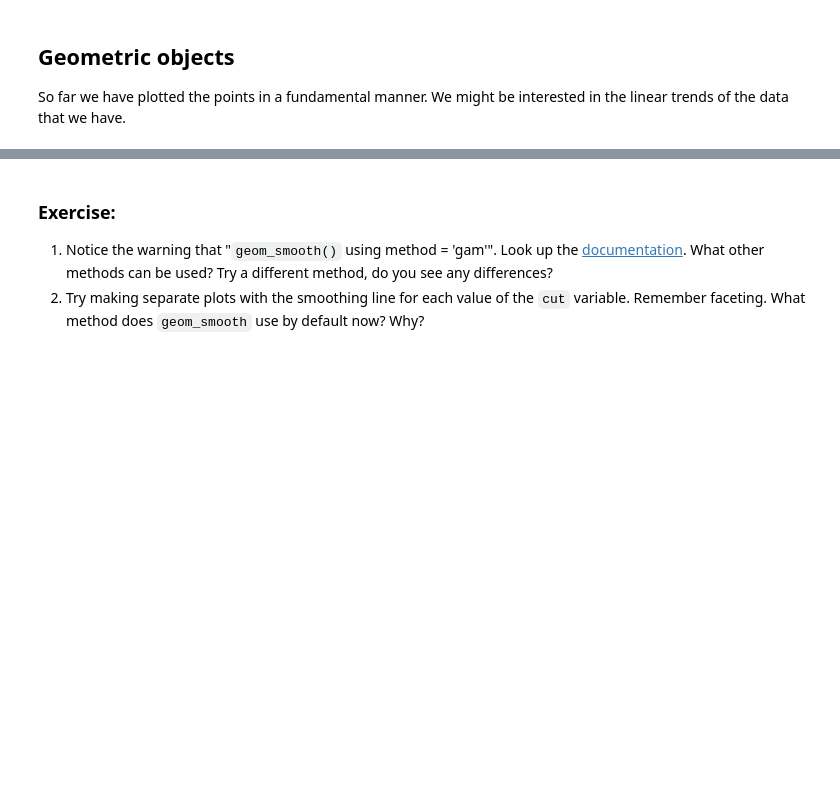
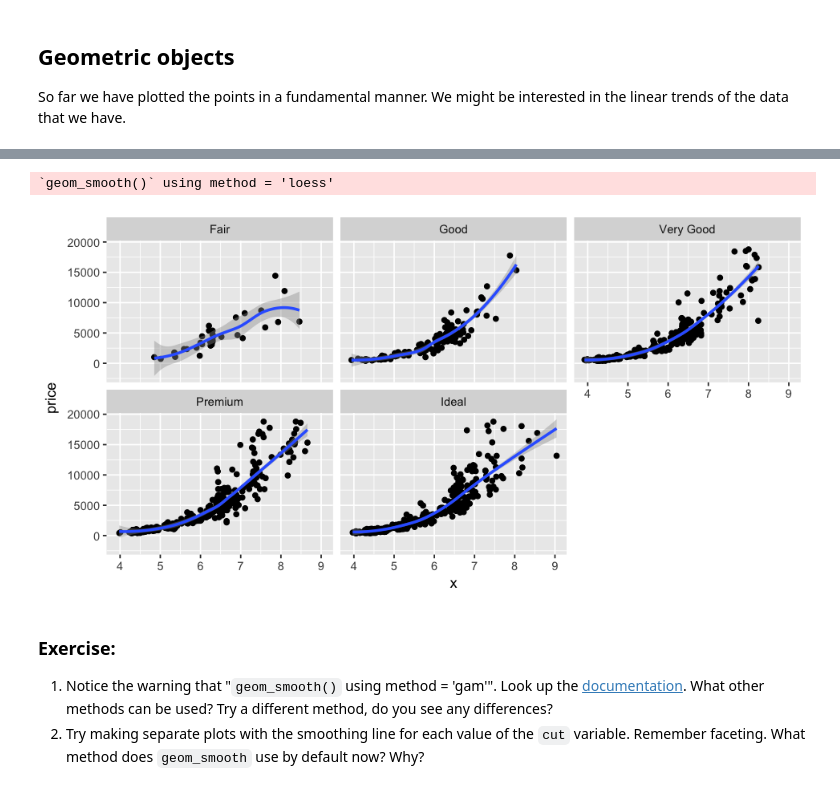
Before and after one commit to rogerfan/stats306_f18_labs, a Jupyter notebook: stats306_lab2_sol.ipynb, the cells around one changed output, grey strips where cells are left out. Saved outputs shown, nothing was run; the diff lists cells and outputs as text; code cells hidden in the pictures; blank space fills up the shorter version.

```diff
--- a/stats306_lab2_sol.ipynb
+++ b/stats306_lab2_sol.ipynb
@@ -52,3 +57,11 @@ ggplot(data=dm, aes(x=x, y=price)) +
+# %%
+ggplot(data=dm, aes(x=x, y=price)) +
+    geom_point() +
+    geom_smooth() +
+    facet_wrap(~cut, nrow=2)
+# %% [output]
+`geom_smooth()` using method = 'loess'
+[figure, added]
 # %% [markdown]
 ### Exercise:
 
```
Also changed, not shown: parts of 13 cells of this notebook, 1 other file.
